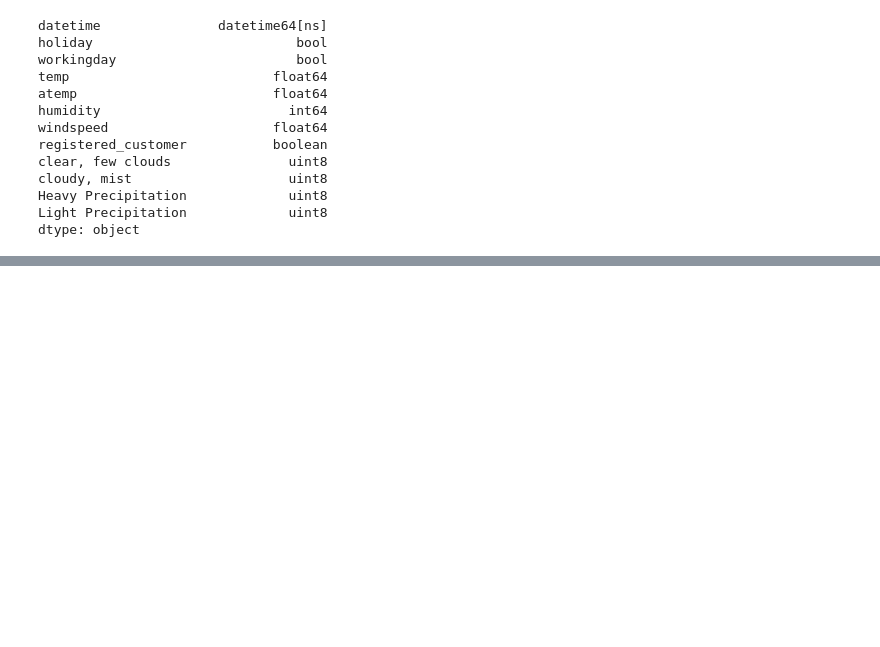
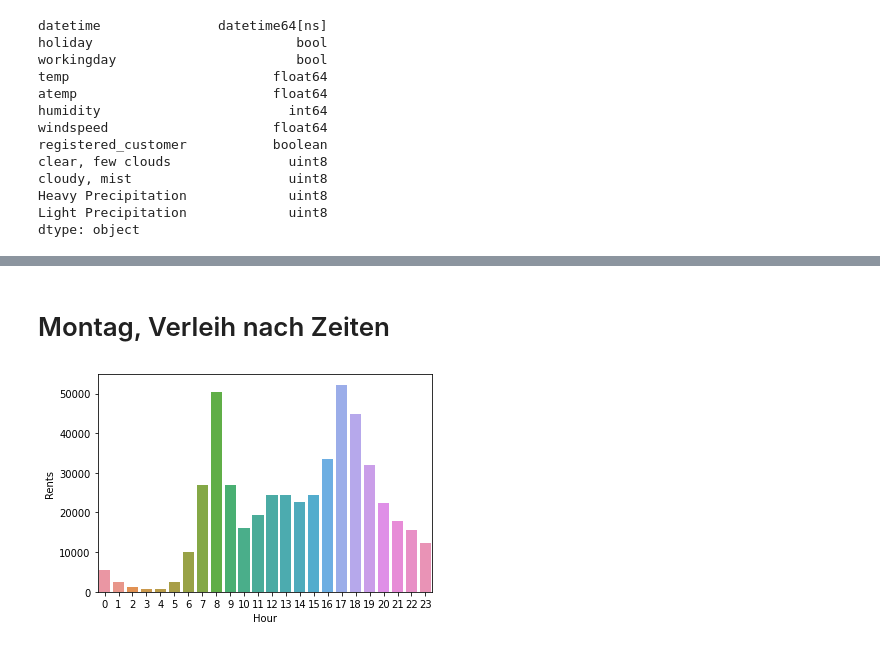
Before and after one commit to LeonBeyer123/Business_Intelligence, a Jupyter notebook: Aufgabe 1.ipynb, the cells around one changed output, grey strips where cells are left out. Saved outputs shown, nothing was run; the diff lists cells and outputs as text; code cells hidden in the pictures; blank space fills up the shorter version.

```diff
--- a/Aufgabe 1.ipynb
+++ b/Aufgabe 1.ipynb
@@ -204,0 +151,11 @@ dataset.head()
+# %% [markdown]
+# Montag, Verleih nach Zeiten
+# %%
+mondayset = dataset.loc[dataset["Weekday"]=="Monday"]
+mondayhour = mondayset.groupby(mondayset.datetime.dt.hour).size().to_frame("Rents per Hour")
+monfig = sns.barplot(data=mondayhour, x=mondayhour.index, y="Rents per Hour")
+plt.xlabel("Hour")
+plt.ylabel("Rents")
+plt.show(monfig)
+# %% [output]
+[figure, added]
```
Also changed, not shown: parts of 22 cells of this notebook.
